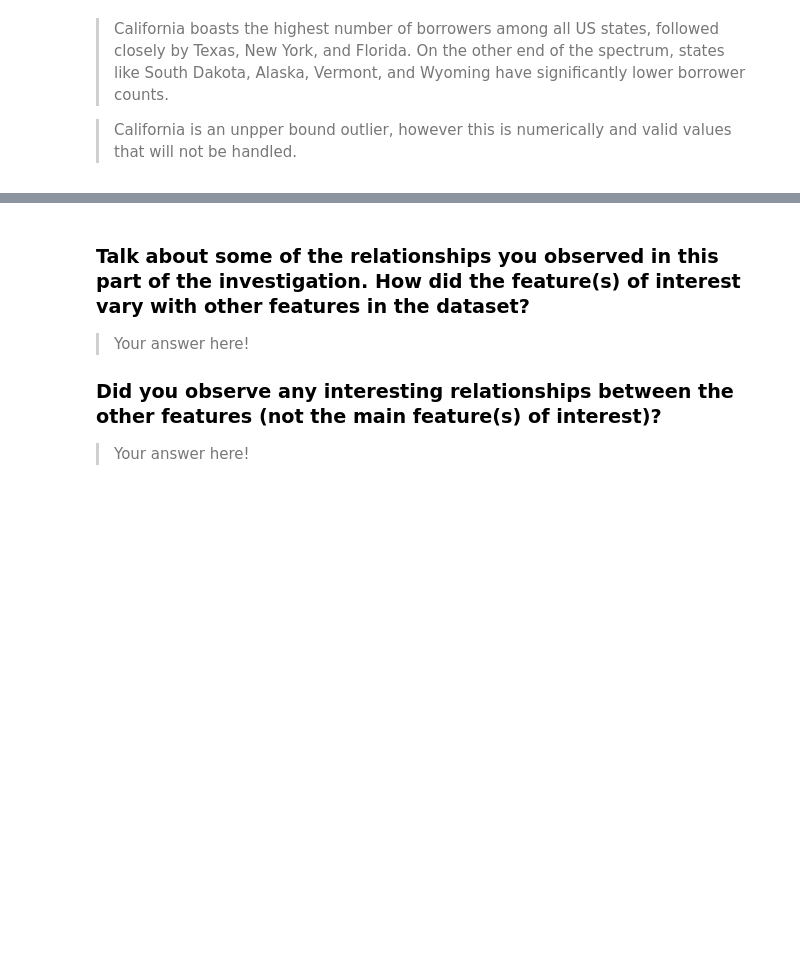
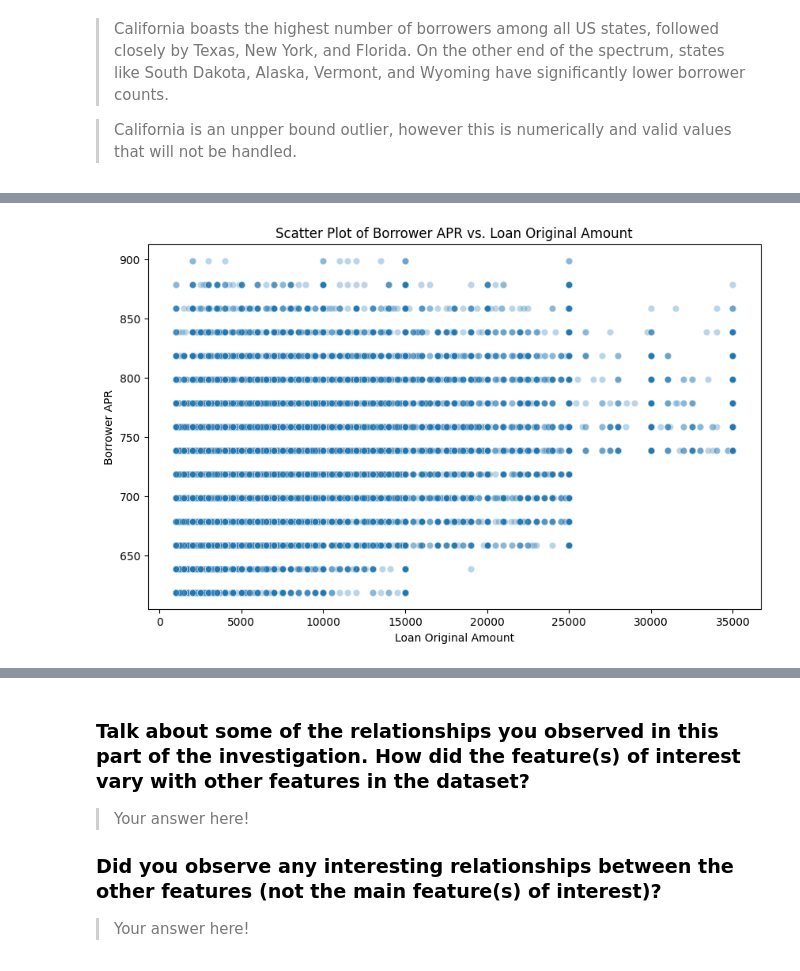
Before and after one commit to sondosaabed/Prosper-Loan-Analysis, a Jupyter notebook: Part_I_exploration.ipynb, the cells around one changed output, grey strips where cells are left out. Drawn from its saved outputs; the diff is of its cells as text; code cells hidden in the pictures; blank space fills up the shorter version.

```diff
--- a/Part_I_exploration.ipynb
+++ b/Part_I_exploration.ipynb
@@ -331,5 +331,3 @@ GroupKey                              88.202466
 dtype: float64
 # %% [markdown]
 > These columns are identifiers, mostly unique between each loan.They are irrelevant for the task and therefore they should be dropped too.
-# %%
-df.drop(columns=["ListingKey", "ListingNumber", "GroupKey", "LoanKey", "LoanNumber", "MemberKey", "DateCreditPulled"], inplace= True )
@@ -336 +354,5 @@ df.drop(columns=["ListingKey", "ListingNumber", "GroupKey", "LoanKey", "LoanNumb
+# %%
+## List of identifiers and other irrelevant columns
+identifiers = ["ListingKey", "ListingNumber", "GroupKey", "LoanKey", "LoanNumber", "MemberKey", "DateCreditPulled"]
+df.drop(columns= identifiers, axis= 1, inplace= True ) ## Dropping irrelevant columns
 # %%
@@ -521,0 +562,9 @@ plt.xticks(rotation = 45);
+# %%
+plt.figure(figsize=(10, 6))
+sns.scatterplot(data= loan_performance_df, x='LoanOriginalAmount', y='CreditScoreRangeUpper', alpha=0.3)
+plt.title('Scatter Plot of Borrower APR vs. Loan Original Amount')
+plt.xlabel('Loan Original Amount')
+plt.ylabel('Borrower APR')
+plt.show()
+# %% [output]
+[figure, added]
```
Also changed, not shown: parts of 18 cells of this notebook.
